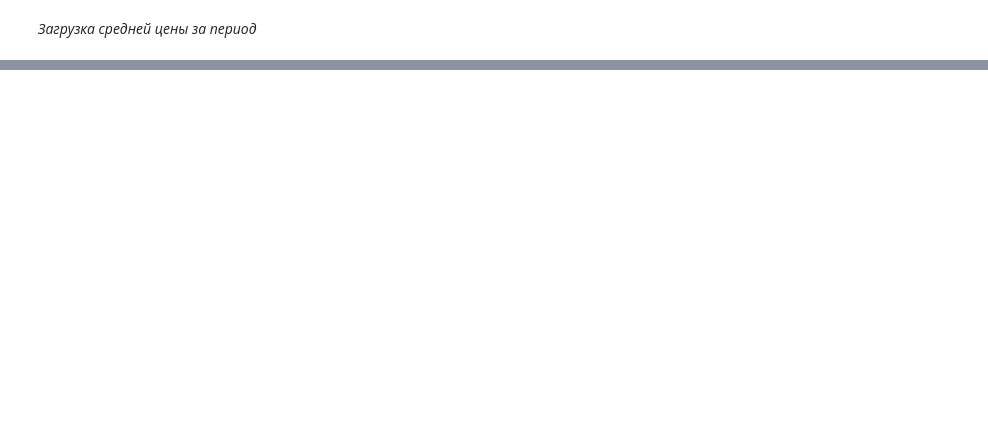
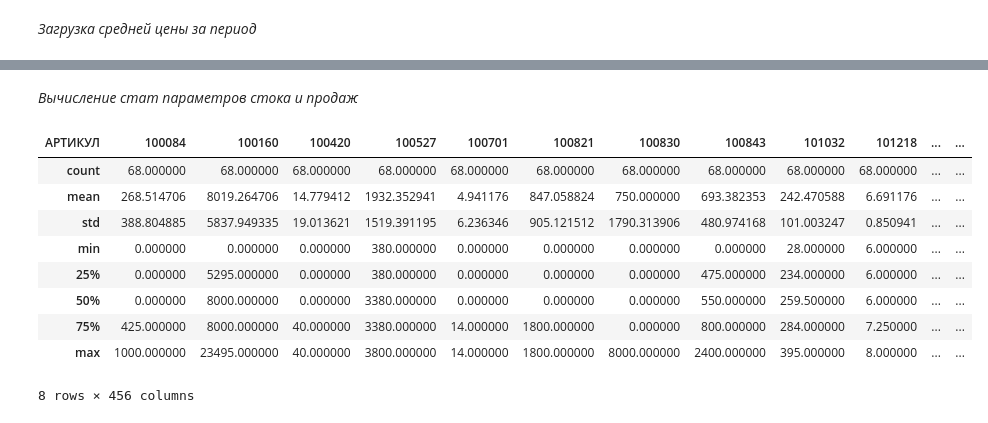
Before and after one commit to killri/sf_data_science, a Jupyter notebook: DS_Mystery/Asia stock management/Asia_stocks.ipynb, the cells around one changed output, grey strips where cells are left out. Drawn from its saved outputs; the diff is of its cells as text; code cells hidden in the pictures; blank space fills up the shorter version.

```diff
--- a/DS_Mystery/Asia stock management/Asia_stocks.ipynb
+++ b/DS_Mystery/Asia stock management/Asia_stocks.ipynb
@@ -110,0 +134,18 @@ piv_nom.head(2)
+# %% [markdown]
+*Вычисление стат параметров стока и продаж*
+# %%
+table = pd.pivot_table(Stocks,values='ОСТАТОК',aggfunc='sum',columns='АРТИКУЛ', index='ДАТА').sort_index()
+stock_nulls = table.isnull().mean()
+table = table.fillna(0)
+table.describe()
+# %% [output]
+| АРТИКУЛ | 100084 | 100160 | 100420 | 100527 | 100701 | 100821 | 100830 | 100843 | 101032 | 101218 | ... | ... |
+| count | 68.000000 | 68.000000 | 68.000000 | 68.000000 | 68.000000 | 68.000000 | 68.000000 | 68.000000 | 68.000000 | 68.000000 | ... | ... |
+| mean | 268.514706 | 8019.264706 | 14.779412 | 1932.352941 | 4.941176 | 847.058824 | 750.000000 | 693.382353 | 242.470588 | 6.691176 | ... | ... |
+| std | 388.804885 | 5837.949335 | 19.013621 | 1519.391195 | 6.236346 | 905.121512 | 1790.313906 | 480.974168 | 101.003247 | 0.850941 | ... | ... |
+| min | 0.000000 | 0.000000 | 0.000000 | 380.000000 | 0.000000 | 0.000000 | 0.000000 | 0.000000 | 28.000000 | 6.000000 | ... | ... |
+| 25% | 0.000000 | 5295.000000 | 0.000000 | 380.000000 | 0.000000 | 0.000000 | 0.000000 | 475.000000 | 234.000000 | 6.000000 | ... | ... |
+| 50% | 0.000000 | 8000.000000 | 0.000000 | 3380.000000 | 0.000000 | 0.000000 | 0.000000 | 550.000000 | 259.500000 | 6.000000 | ... | ... |
+| 75% | 425.000000 | 8000.000000 | 40.000000 | 3380.000000 | 14.000000 | 1800.000000 | 0.000000 | 800.000000 | 284.000000 | 7.250000 | ... | ... |
+| max | 1000.000000 | 23495.000000 | 40.000000 | 3800.000000 | 14.000000 | 1800.000000 | 8000.000000 | 2400.000000 | 395.000000 | 8.000000 | ... | ... |
+8 rows × 456 columns
```
Also changed, not shown: parts of 16 cells of this notebook.
